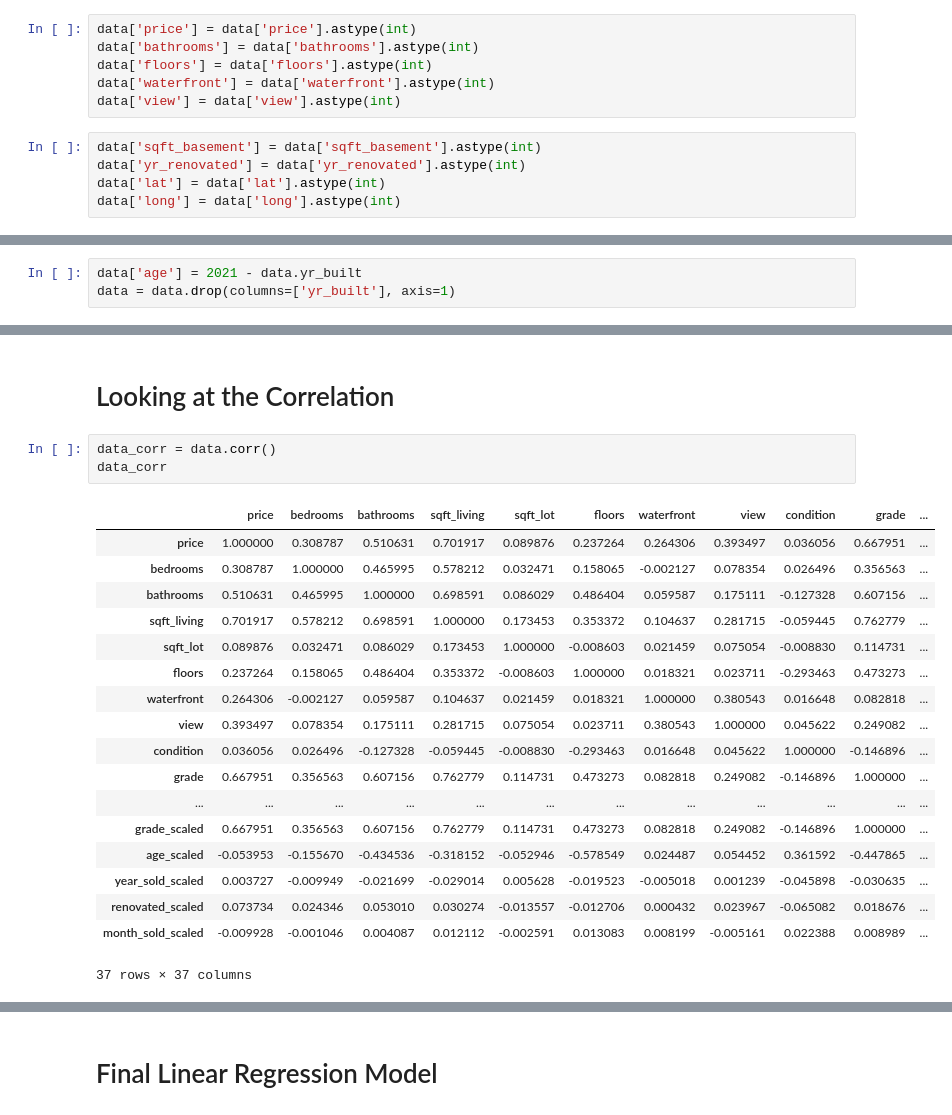
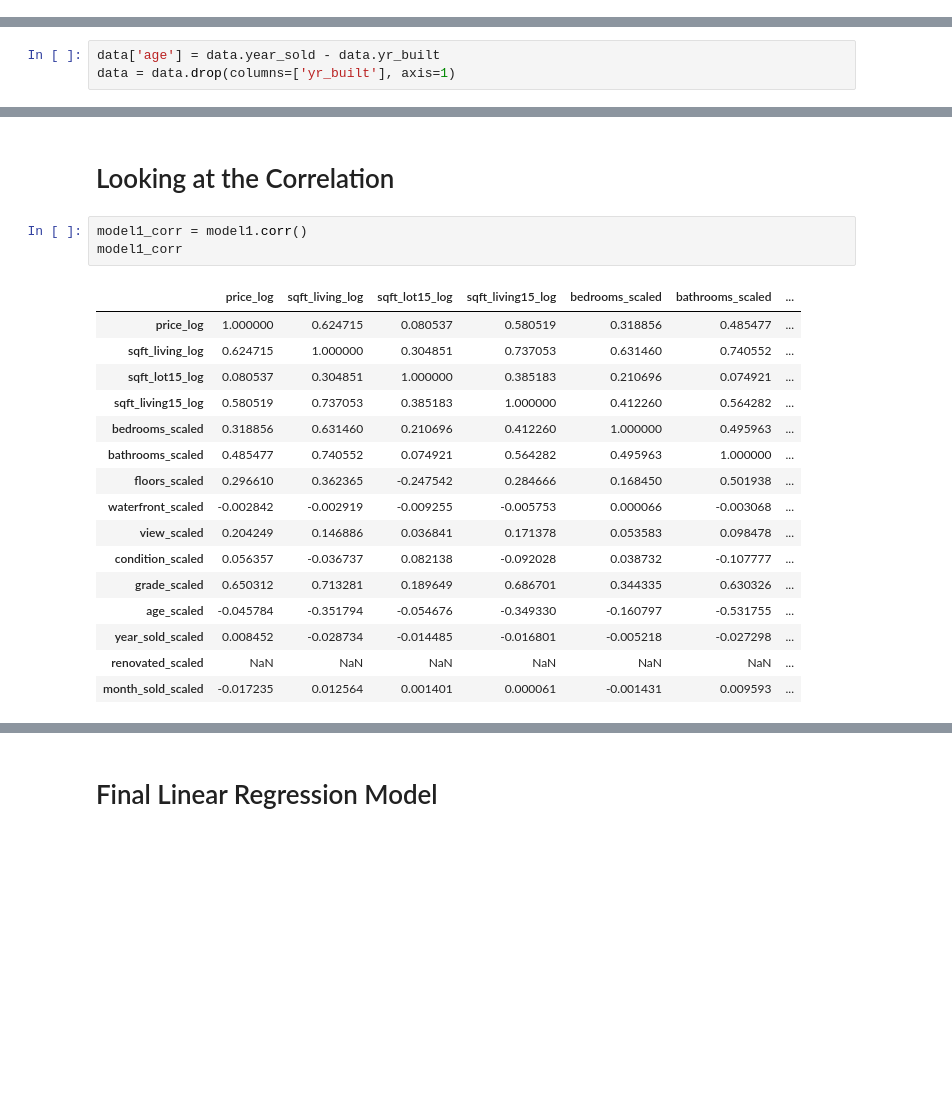
Before and after one commit to SamuelRahwa/King_County_Multiple_Linear_Regression, a Jupyter notebook: King_County_Housing_Pricing_Multiple_Linear_Regression.ipynb, the cells around one changed output, grey strips where cells are left out. Saved outputs shown, nothing was run; the diff lists cells and outputs as text; blank space fills up the shorter version.

```diff
--- a/King_County_Housing_Pricing_Multiple_Linear_Regression.ipynb
+++ b/King_County_Housing_Pricing_Multiple_Linear_Regression.ipynb
@@ -144,17 +158,6 @@ data['yr_renovated'] = pd.to_numeric(data.yr_renovated, errors="coerce")
 # %%
 column_means = data.mean()
 data = data.fillna(column_means)
-# %%
-data['price'] = data['price'].astype(int)
-data['bathrooms'] = data['bathrooms'].astype(int)
-data['floors'] = data['floors'].astype(int)
-data['waterfront'] = data['waterfront'].astype(int)
-data['view'] = data['view'].astype(int)
-# %%
-data['sqft_basement'] = data['sqft_basement'].astype(int)
-data['yr_renovated'] = data['yr_renovated'].astype(int)
-data['lat'] = data['lat'].astype(int)
-data['long'] = data['long'].astype(int)
 # %%
 data.dtypes
 # %% [output]
@@ -191,8 +214,5 @@ data.head()
 # %% [markdown]
 # Feature Engineering
-# %%
-data['age'] = 2021 - data.yr_built
-data = data.drop(columns=['yr_built'], axis=1)
 # %%
 #Convert date column to 2 separate columns for month and year
 date = data['date'].str.split('/', expand=True)
@@ -200,6 +220,9 @@ data['month_sold'] = date[0].astype('int64')
 data['year_sold'] = date[2].astype('int64')
 #Drop original date column
 data.drop(columns=['date'], axis=1, inplace=True)
+# %%
+data['age'] = data.year_sold - data.yr_built
+data = data.drop(columns=['yr_built'], axis=1)
 # %%
 # Let's change yr_renovated to a binary column? Since it's not manadatory to have renovated your home
 
@@ -279,25 +306,23 @@ model1.head()
 # %% [markdown]
 # Looking at the Correlation
 # %%
-data_corr = data.corr()
-data_corr
+model1_corr = model1.corr()
+model1_corr
 # %% [output]
-|  | price | bedrooms | bathrooms | sqft_living | sqft_lot | floors | waterfront | view | condition | grade | ... |
-| price | 1.000000 | 0.308787 | 0.510631 | 0.701917 | 0.089876 | 0.237264 | 0.264306 | 0.393497 | 0.036056 | 0.667951 | ... |
-| bedrooms | 0.308787 | 1.000000 | 0.465995 | 0.578212 | 0.032471 | 0.158065 | -0.002127 | 0.078354 | 0.026496 | 0.356563 | ... |
-| bathrooms | 0.510631 | 0.465995 | 1.000000 | 0.698591 | 0.086029 | 0.486404 | 0.059587 | 0.175111 | -0.127328 | 0.607156 | ... |
-| sqft_living | 0.701917 | 0.578212 | 0.698591 | 1.000000 | 0.173453 | 0.353372 | 0.104637 | 0.281715 | -0.059445 | 0.762779 | ... |
-| sqft_lot | 0.089876 | 0.032471 | 0.086029 | 0.173453 | 1.000000 | -0.008603 | 0.021459 | 0.075054 | -0.008830 | 0.114731 | ... |
-| floors | 0.237264 | 0.158065 | 0.486404 | 0.353372 | -0.008603 | 1.000000 | 0.018321 | 0.023711 | -0.293463 | 0.473273 | ... |
-| waterfront | 0.264306 | -0.002127 | 0.059587 | 0.104637 | 0.021459 | 0.018321 | 1.000000 | 0.380543 | 0.016648 | 0.082818 | ... |
-| view | 0.393497 | 0.078354 | 0.175111 | 0.281715 | 0.075054 | 0.023711 | 0.380543 | 1.000000 | 0.045622 | 0.249082 | ... |
-| condition | 0.036056 | 0.026496 | -0.127328 | -0.059445 | -0.008830 | -0.293463 | 0.016648 | 0.045622 | 1.000000 | -0.146896 | ... |
-| grade | 0.667951 | 0.356563 | 0.607156 | 0.762779 | 0.114731 | 0.473273 | 0.082818 | 0.249082 | -0.146896 | 1.000000 | ... |
-| ... | ... | ... | ... | ... | ... | ... | ... | ... | ... | ... | ... |
-| grade_scaled | 0.667951 | 0.356563 | 0.607156 | 0.762779 | 0.114731 | 0.473273 | 0.082818 | 0.249082 | -0.146896 | 1.000000 | ... |
-| age_scaled | -0.053953 | -0.155670 | -0.434536 | -0.318152 | -0.052946 | -0.578549 | 0.024487 | 0.054452 | 0.361592 | -0.447865 | ... |
-| year_sold_scaled | 0.003727 | -0.009949 | -0.021699 | -0.029014 | 0.005628 | -0.019523 | -0.005018 | 0.001239 | -0.045898 | -0.030635 | ... |
-| renovated_scaled | 0.073734 | 0.024346 | 0.053010 | 0.030274 | -0.013557 | -0.012706 | 0.000432 | 0.023967 | -0.065082 | 0.018676 | ... |
-| month_sold_scaled | -0.009928 | -0.001046 | 0.004087 | 0.012112 | -0.002591 | 0.013083 | 0.008199 | -0.005161 | 0.022388 | 0.008989 | ... |
+|  | price_log | sqft_living_log | sqft_lot15_log | sqft_living15_log | bedrooms_scaled | bathrooms_scaled | ... |
+| price_log | 1.000000 | 0.624715 | 0.080537 | 0.580519 | 0.318856 | 0.485477 | ... |
+| sqft_living_log | 0.624715 | 1.000000 | 0.304851 | 0.737053 | 0.631460 | 0.740552 | ... |
+| sqft_lot15_log | 0.080537 | 0.304851 | 1.000000 | 0.385183 | 0.210696 | 0.074921 | ... |
+| sqft_living15_log | 0.580519 | 0.737053 | 0.385183 | 1.000000 | 0.412260 | 0.564282 | ... |
+| bedrooms_scaled | 0.318856 | 0.631460 | 0.210696 | 0.412260 | 1.000000 | 0.495963 | ... |
+| bathrooms_scaled | 0.485477 | 0.740552 | 0.074921 | 0.564282 | 0.495963 | 1.000000 | ... |
+| floors_scaled | 0.296610 | 0.362365 | -0.247542 | 0.284666 | 0.168450 | 0.501938 | ... |
+| waterfront_scaled | -0.002842 | -0.002919 | -0.009255 | -0.005753 | 0.000066 | -0.003068 | ... |
+| view_scaled | 0.204249 | 0.146886 | 0.036841 | 0.171378 | 0.053583 | 0.098478 | ... |
+| condition_scaled | 0.056357 | -0.036737 | 0.082138 | -0.092028 | 0.038732 | -0.107777 | ... |
+| grade_scaled | 0.650312 | 0.713281 | 0.189649 | 0.686701 | 0.344335 | 0.630326 | ... |
+| age_scaled | -0.045784 | -0.351794 | -0.054676 | -0.349330 | -0.160797 | -0.531755 | ... |
+| year_sold_scaled | 0.008452 | -0.028734 | -0.014485 | -0.016801 | -0.005218 | -0.027298 | ... |
+| renovated_scaled | NaN | NaN | NaN | NaN | NaN | NaN | ... |
+| month_sold_scaled | -0.017235 | 0.012564 | 0.001401 | 0.000061 | -0.001431 | 0.009593 | ... |
-37 rows × 37 columns
 # %%
```
Also changed, not shown: parts of 35 cells of this notebook, 2 other files.
